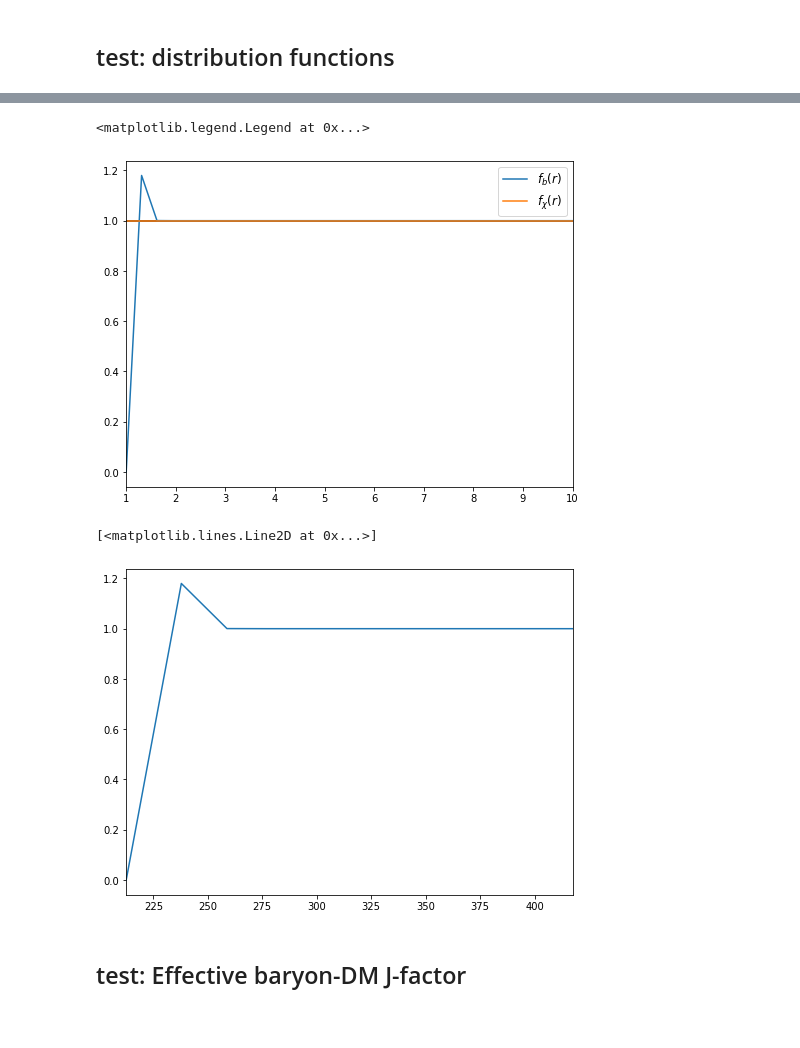
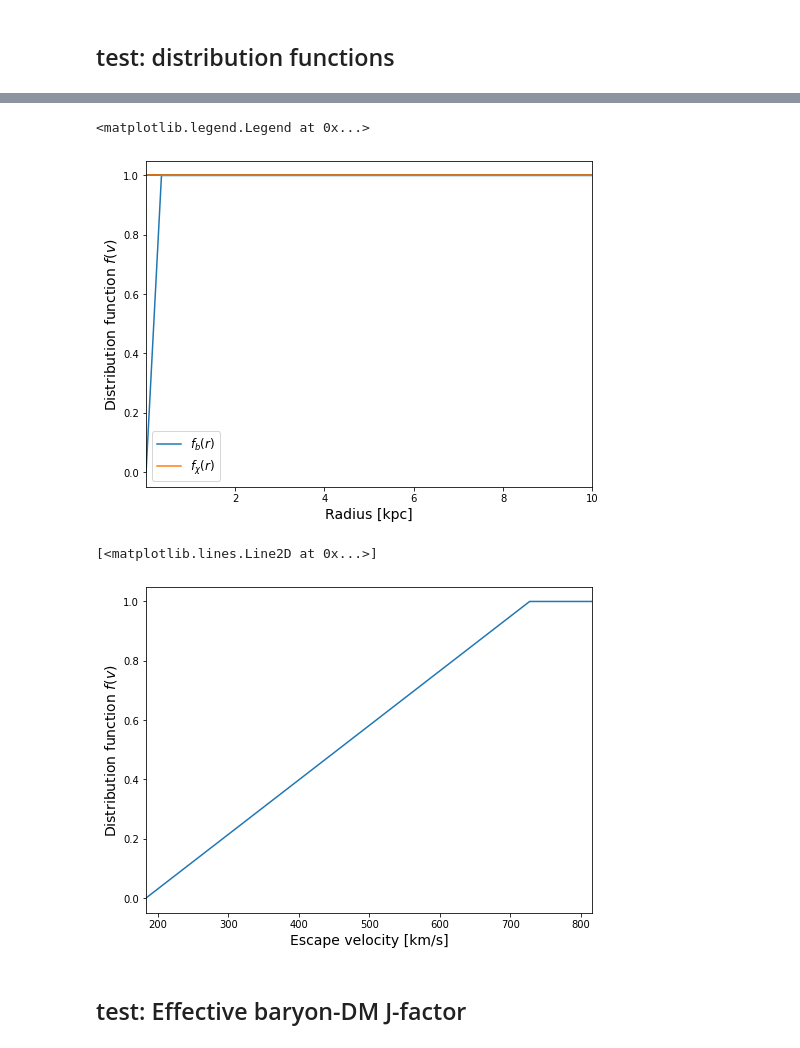
Before and after one commit to staciemoltner/DM-nucleus-inelastic-ID, a Jupyter notebook: fullFluxCalculation.ipynb, the cells around one changed output, grey strips where cells are left out. Saved outputs shown, nothing was run; the diff lists cells and outputs as text; code cells hidden in the pictures.

Commit message:
updated tests on normalization of distribution function

```diff
--- a/fullFluxCalculation.ipynb
+++ b/fullFluxCalculation.ipynb
@@ -507,7 +535,7 @@ v_esc(5)
 # %%
 def norm_chi(V_ESC, sigma_chi):
     """
-    DM normalization factor, checked with function f_chi(s, b, l)
+    DM normalization factor, checked with function Int_f_chi(s, b, l)
     """
     norm = (2*np.pi * sigma_chi**2)**(-3/2) * (4 * np.pi) \
     * ( np.sqrt(np.pi / 2) * sigma_chi**3 * scipy.special.erf(V_ESC / (np.sqrt(2) * sigma_chi) ) \
@@ -653,8 +701,9 @@ def Int_v_N(m_chi, m_N, deltaE, r):
         * Int_v_chi(m_chi, m_N, deltaE, r, v_n))
         # [MeV^-1] * [km/s]^2  *  [unitless]  *  [MeV^-1 km/s]
         return integrand # [MeV^-2 * km^3/s^3]
-
-    return (1/norm) * quad(f, v_N_min, v_N_max)[0] # [MeV^-2 km^3 s^-3 * km/s] = [MeV^-2 km^4 s^-4]
+    integral, err = quad(f, v_N_min, v_N_max)
+    # return quad(f, v_N_min, v_N_max)
+    return (1/norm) * integral # [MeV^-2 km^3 s^-3 * km/s] = [MeV^-2 km^4 s^-4]
 # %%
 Int_v_N(m_chi = 16.72997316197439, m_N = nuc_info['O16'][0], deltaE = 16.732241, r = 5)
 # %% [output]
@@ -1124,0 +1342,14 @@ I think it has something to do with the escape velocity, since normalization dep
+# %%
+plt.figure(figsize=(8, 6))
+VBAR = vbar
+sigma_b = vDispersion(1)[0] # use any radius, since sigma_b is currently not a function of r
+vees = np.linspace(0, 300, 300)
+plt.xlim(vees[0], vees[-1])
+plt.xlabel('Baryon velocity [km/s]', fontsize=14)
+plt.ylabel('Baryon distribution function', fontsize=14)
+plt.axvline(v_esc(0.01), label=r"$r = 0.01$ kpc", color='red')
+plt.axvline(v_esc(0.012), label=r"$r = 0.012$ kpc", color='green')
+plt.axvline(v_esc(0.015), label=r"$r = 0.015$ kpc", color='blue')
+plt.plot(vees, (2*np.pi * sigma_b**2)**(-3/2) * vees**2 * np.exp(-(vees - VBAR)**2 / (2 * sigma_b**2)), color='black')
+legend = plt.legend(loc=2)
+legend.set_title(r'escape velocity')
@@ -1125,36 +1406,43 @@ I think it has something to do with the escape velocity, since normalization dep
 # %%
-arrs = np.linspace(1,10,30)
+arrs = np.linspace(0.01,10,30)
 VBAR = vbar
-v_escs, sigma_bs, norm_bs, f_bs, f_cs = [], [], [], [], []
+v_escs, sigma_bs, norm_bs, Int_f_bs, Int_f_cs = [], [], [], [], []
 
 for i in arrs:
     V_ESC = v_esc(i)
     v_escs.append(V_ESC)
     sigma_b = vDispersion(i)[0]
     norm = norm_N(VBAR, V_ESC, sigma_b)
     norm_bs.append(norm)
-    f = f_b(i, 0, l_crval)
-    f_bs.append(f)
-    f_c = f_chi(i, 0, l_crval)
-    f_cs.append(f_c)
+    Int_f = Int_f_b(i, 0, l_crval)
+    Int_f_bs.append(Int_f)
+    Int_f_c = Int_f_chi(i, 0, l_crval)
+    Int_f_cs.append(Int_f_c)
 
 plt.figure(figsize=(8, 6))
 plt.xlim(arrs[0], arrs[-1])
+# plt.ylim(0,2)
+# plt.yscale('log')
+plt.xlabel('Radius [kpc]', fontsize=14)
+plt.ylabel(r'Distribution function $f(v)$', fontsize=14)
 plt.plot(arrs, np.ones(len(arrs)), color='black')
-plt.plot(arrs, f_bs, label=r'$f_b(r)$')
-plt.plot(arrs, f_cs, label=r'$f_\chi(r)$')
+plt.plot(arrs, Int_f_bs, label=r'$f_b(r)$')
+plt.plot(arrs, Int_f_cs, label=r'$f_\chi(r)$')
 plt.legend(fontsize=12)
+# f_bs
 # %% [output]
 <matplotlib.legend.Legend at 0x...>
-[figure, old version]
+[figure, new version]
 # %%
 plt.figure(figsize=(8, 6))
+plt.xlabel('Escape velocity [km/s]', fontsize=14)
+plt.ylabel(r'Distribution function $f(v)$', fontsize=14)
 plt.xlim(v_escs[0], v_escs[-1])
-plt.plot(v_escs, f_bs)
+plt.plot(v_escs, Int_f_bs)
 # plt.legend(fontsize=12)
 # %% [output]
 [<matplotlib.lines.Line2D at 0x...>]
-[figure, old version]
+[figure, new version]
 # %% [markdown]
 ## test: Effective baryon-DM J-factor
 # %%
```
Also changed, not shown: parts of 58 cells of this notebook, 7 other files.
